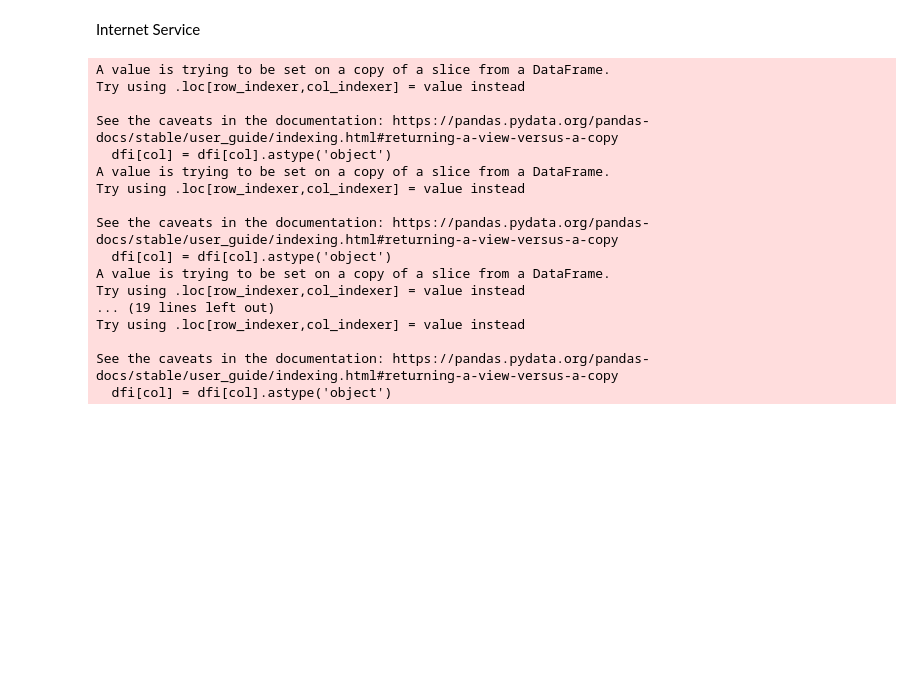
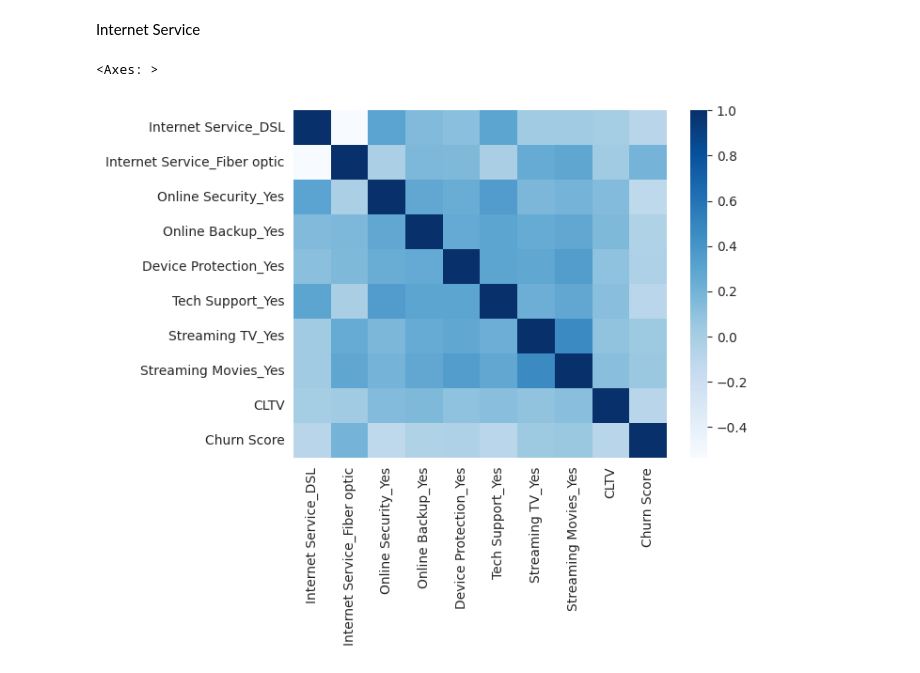
Before and after one commit to LaurinL36/Portfolio1, a Jupyter notebook: sample.ipynb, the cells around one changed output. Drawn from its saved outputs; the diff is of its cells as text; code cells hidden in the pictures; blank space fills up the shorter version.

```diff
--- a/sample.ipynb
+++ b/sample.ipynb
@@ -97,4 +121,2 @@ sb.heatmap(corr, cmap="Blues", annot=True)
 # %% [markdown]
 Aufgabe 2
-# %%
-df.State.fillna(value='California', inplace=True)
@@ -108,4 +123,5 @@ For example, when doing 'df[col].method(value, inplace=True)', try using 'df.met
 # %%
+df.drop( ['Country','State'], axis = 1, inplace = True)
 df.dropna(subset= ['Churn Score'],inplace=True)
 df.info()
 # %% [output]
@@ -160,3 +144,0 @@ KeyboardInterrupt:
-# %%
-mask = df['Monthly Charges'].isna() & df['Tenure Months'].gt(0) & df['Total Charges'].notna()
-df.loc[mask, 'Monthly Charges'] = round(df.loc[mask, 'Total Charges'] / df.loc[mask, 'Tenure Months'],2)
@@ -229,12 +305,6 @@ memory usage: 621.3+ KB
 # %% [markdown]
 Use Total Charges / Tenure Months to calculate Missing Monthly Charges and Tenure Months * Monthly Charges to calculate missing Total Charges
 # %%
-mask = df['Monthly Charges'].isna() & df['Tenure Months'].gt(0) & df['Total Charges'].notna()
-df.loc[mask, 'Monthly Charges'] = round(df.loc[mask, 'Total Charges'] / df.loc[mask, 'Tenure Months'],2)
-
-
-
-df['Total Charges'] = pd.to_numeric(df['Total Charges'], errors='coerce')
 df['Tenure Months'] = pd.to_numeric(df['Tenure Months'], errors='coerce')
 df['Monthly Charges'] = pd.to_numeric(df['Monthly Charges'], errors='coerce')
 
@@ -248,7 +318,5 @@ model.fit(X_train, y_train)
 
 missing_mask = df['Monthly Charges'].isna()
 df.loc[missing_mask, 'Monthly Charges'] = model.predict(df.loc[missing_mask, ['Tenure Months']]).round(2)
-
-total_charges_missing = df['Total Charges'].isna()
-df.loc[total_charges_missing, 'Total Charges'] = df.loc[total_charges_missing, 'Monthly Charges'] * df.loc[total_charges_missing, 'Tenure Months']
-df.to_csv('test.csv', index=False)
+calculate_total_charges(df)
+df.info()
@@ -255,33 +341,18 @@ df.to_csv('test.csv', index=False)
 # %% [markdown]
 Internet Service
 # %%
-cols =['Internet Service', 'Online Security', 'Online Backup', 'Device Protection', 'Tech Support', 'Streaming TV', 'Streaming Movies']
-dfi = df[cols]
 
-for col in cols:
-    dfi[col] = dfi[col].astype('object')
+categorical_columns = ['Internet Service', 'Online Security', 'Online Backup', 'Device Protection', 'Tech Support', 'Streaming TV', 'Streaming Movies']
+categorical_columns = [col for col in categorical_columns if col in df.columns]
+df_encoded = pd.get_dummies(df, columns=['Internet Service'], drop_first=False)
+df_encoded = pd.get_dummies(df_encoded, columns=[col for col in categorical_columns if col != 'Internet Service'], drop_first=True)
+relevant_columns = [col for col in df_encoded.columns if any(cat in col for cat in categorical_columns) and '_No' not in col]
+relevant_columns.append('CLTV')
+relevant_columns.append('Churn Score')
+df_encoded = df_encoded[relevant_columns]
 
-for index, row in dfi.iterrows():
-    if row['Online Security'] == "No internet service":
-        if row['Internet Service']:
-            dfi.loc[index] = dfi.loc[index].fillna("No")
-        else:
-            dfi.loc[index] = dfi.loc[index].fillna("No internet service")
+correlation_matrix = df_encoded.corr(numeric_only=True)
+sb.heatmap(correlation_matrix, cmap="Blues", annot=False)
 # %% [output]
-A value is trying to be set on a copy of a slice from a DataFrame.
-Try using .loc[row_indexer,col_indexer] = value instead
-
-See the caveats in the documentation: https://pandas.pydata.org/pandas-docs/stable/user_guide/indexing.html#returning-a-view-versus-a-copy
-  dfi[col] = dfi[col].astype('object')
-A value is trying to be set on a copy of a slice from a DataFrame.
-Try using .loc[row_indexer,col_indexer] = value instead
-
-See the caveats in the documentation: https://pandas.pydata.org/pandas-docs/stable/user_guide/indexing.html#returning-a-view-versus-a-copy
-  dfi[col] = dfi[col].astype('object')
-A value is trying to be set on a copy of a slice from a DataFrame.
-Try using .loc[row_indexer,col_indexer] = value instead
-... (19 lines left out)
-Try using .loc[row_indexer,col_indexer] = value instead
-
-See the caveats in the documentation: https://pandas.pydata.org/pandas-docs/stable/user_guide/indexing.html#returning-a-view-versus-a-copy
-  dfi[col] = dfi[col].astype('object')
+<Axes: >
+[figure, added]
```
Also changed, not shown: parts of 23 cells of this notebook.
